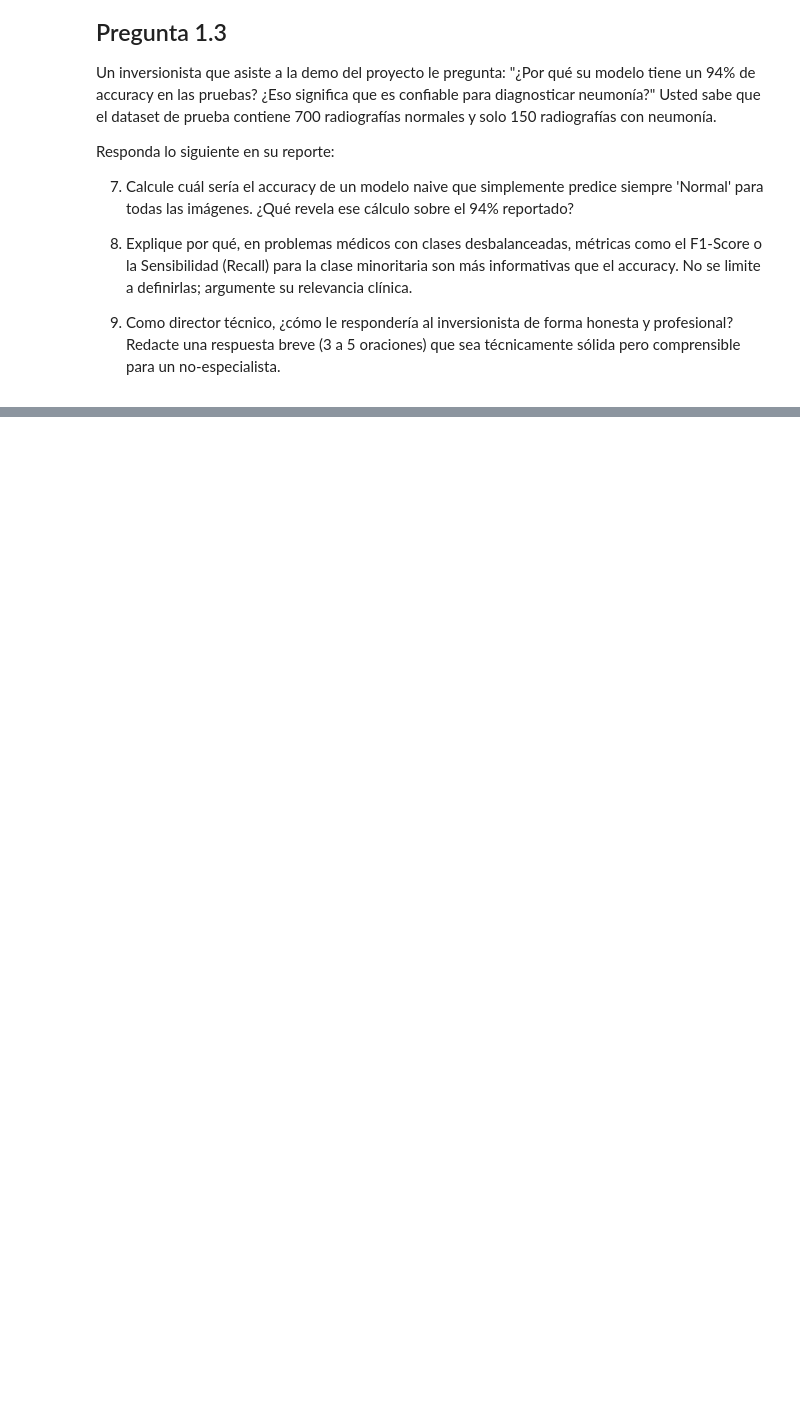
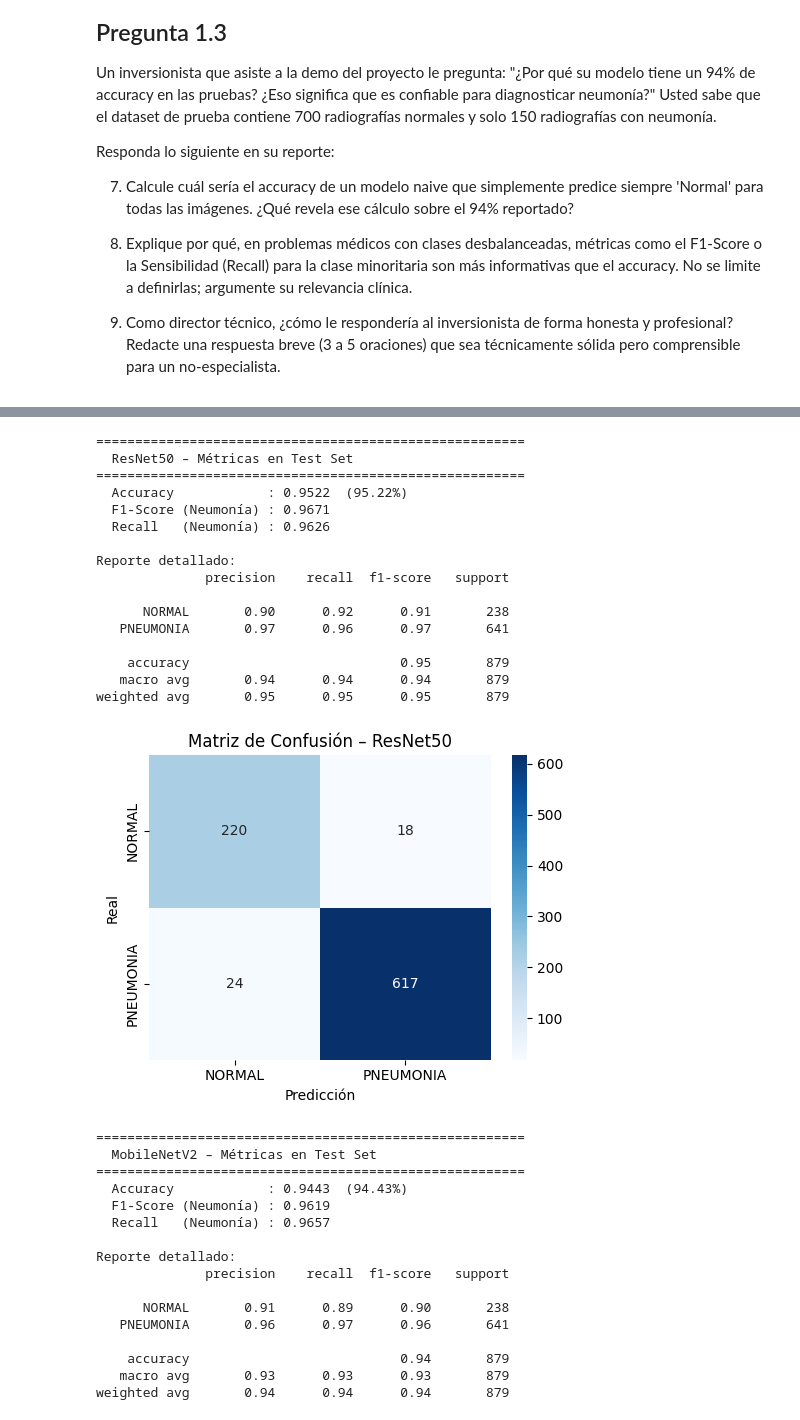
Before and after one commit to Its-Japo/VisionXComputadora, a Jupyter notebook: Lab_7/lab7.ipynb, the cells around one changed output, grey strips where cells are left out. Drawn from its saved outputs; the diff is of its cells as text; code cells hidden in the pictures; blank space fills up the shorter version.

```diff
--- a/Lab_7/lab7.ipynb
+++ b/Lab_7/lab7.ipynb
@@ -101,0 +639,79 @@ un no-especialista.
+# %%
+def evaluate_model(model, test_loader, model_name):
+    """Evalúa el modelo y muestra métricas + matriz de confusión."""
+    model.eval()
+    model.to(DEVICE)
+    all_preds, all_labels_list = [], []
+
+    with torch.no_grad():
+        for imgs, labels in test_loader:
+            preds = model(imgs.to(DEVICE)).argmax(dim=1).cpu().numpy()
+            all_preds.extend(preds)
+            all_labels_list.extend(labels.numpy())
+
+    y_pred = np.array(all_preds)
+    y_true = np.array(all_labels_list)
+
+    acc = accuracy_score(y_true, y_pred)
+    f1  = f1_score(y_true, y_pred, pos_label=1)
+    rec = recall_score(y_true, y_pred, pos_label=1)
+
+    print(f"\n{'='*55}")
+    print(f"  {model_name} – Métricas en Test Set")
+    print(f"{'='*55}")
+    print(f"  Accuracy            : {acc:.4f}  ({acc*100:.2f}%)")
+    print(f"  F1-Score (Neumonía) : {f1:.4f}")
+    print(f"  Recall   (Neumonía) : {rec:.4f}")
+    print(f"\nReporte detallado:")
+    print(classification_report(y_true, y_pred, target_names=["NORMAL","PNEUMONIA"]))
+
+    # Matriz de confusión
+    cm = confusion_matrix(y_true, y_pred)
+    fig, ax = plt.subplots(figsize=(5, 4))
+    sns.heatmap(cm, annot=True, fmt="d", cmap="Blues",
+                xticklabels=["NORMAL","PNEUMONIA"],
+                yticklabels=["NORMAL","PNEUMONIA"], ax=ax)
+    ax.set_xlabel("Predicción"); ax.set_ylabel("Real")
+    ax.set_title(f"Matriz de Confusión – {model_name}")
+    plt.tight_layout(); plt.show()
+
+    return {"accuracy": acc, "f1": f1, "recall": rec, "y_pred": y_pred, "y_true": y_true}
+
+
+# ── Evaluar ───────────────────────────────────────────────────────────────────
+resnet50_metrics  = evaluate_model(resnet50_model,  test_loader, "ResNet50")
+mobilenet_metrics = evaluate_model(mobilenet_model, test_loader, "MobileNetV2")
+# %% [output]
+=======================================================
+  ResNet50 – Métricas en Test Set
+=======================================================
+  Accuracy            : 0.9522  (95.22%)
+  F1-Score (Neumonía) : 0.9671
+  Recall   (Neumonía) : 0.9626
+
+Reporte detallado:
+              precision    recall  f1-score   support
+
+      NORMAL       0.90      0.92      0.91       238
+   PNEUMONIA       0.97      0.96      0.97       641
+
+    accuracy                           0.95       879
+   macro avg       0.94      0.94      0.94       879
+weighted avg       0.95      0.95      0.95       879
+[figure, added]
+=======================================================
+  MobileNetV2 – Métricas en Test Set
+=======================================================
+  Accuracy            : 0.9443  (94.43%)
+  F1-Score (Neumonía) : 0.9619
+  Recall   (Neumonía) : 0.9657
+
+Reporte detallado:
+              precision    recall  f1-score   support
+
+      NORMAL       0.91      0.89      0.90       238
+   PNEUMONIA       0.96      0.97      0.96       641
+
+    accuracy                           0.94       879
+   macro avg       0.93      0.93      0.93       879
+weighted avg       0.94      0.94      0.94       879
```
Also changed, not shown: parts of 26 cells of this notebook.
